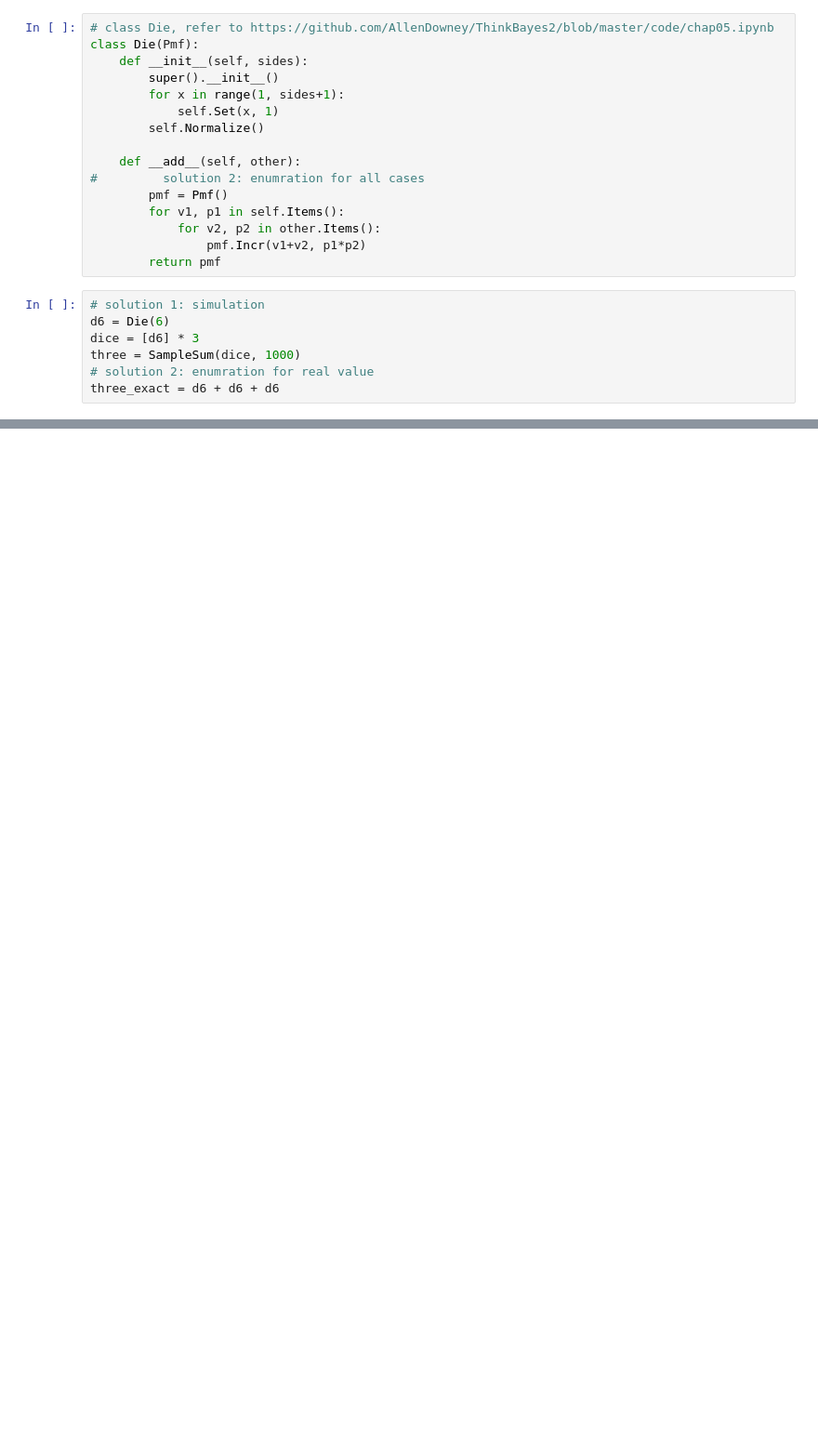
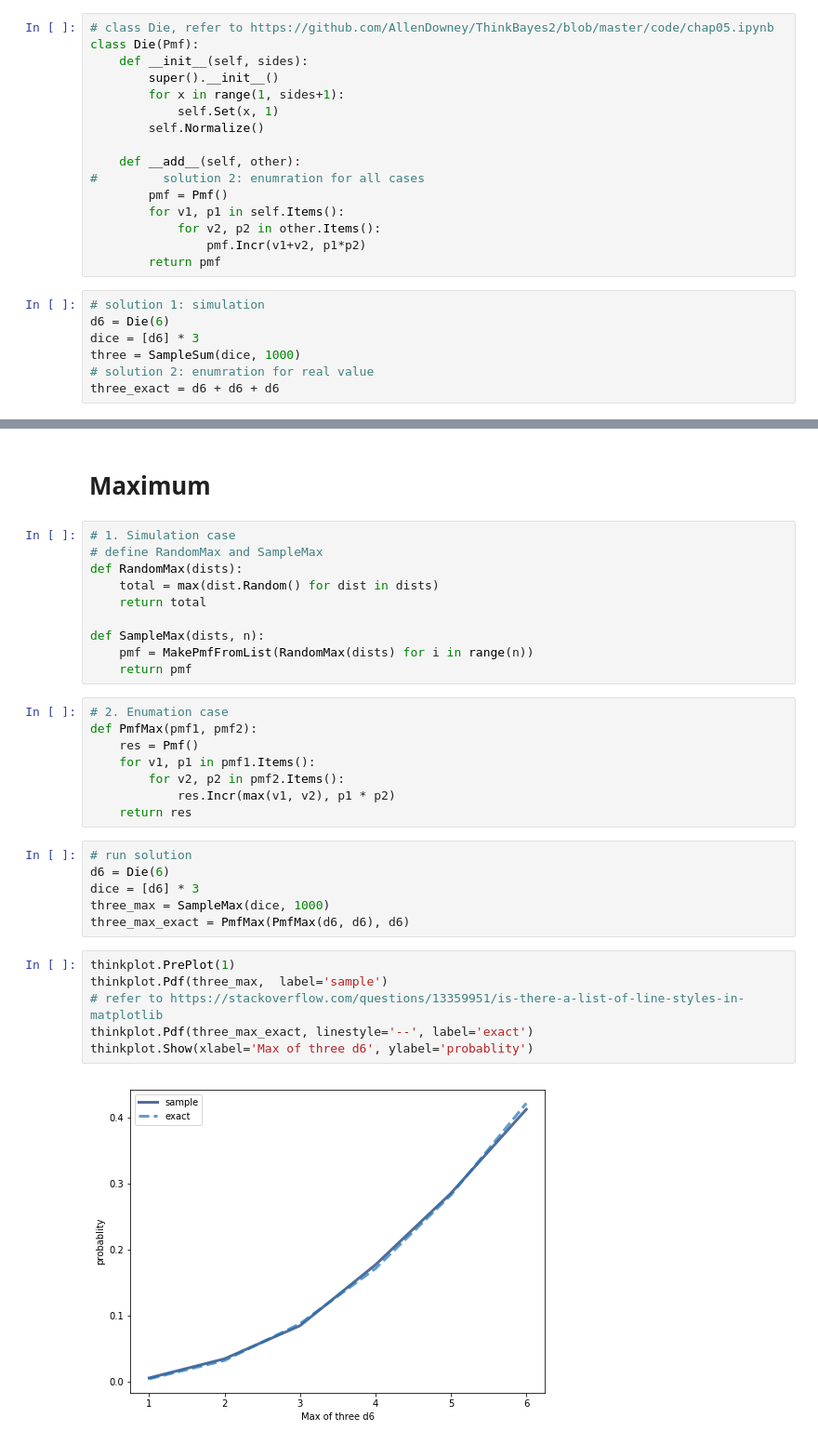
Before and after one commit to llv22/thinkbayes, a Jupyter notebook: chapter5/chapter5_statistic.ipynb, the cells around one changed output, grey strips where cells are left out. Shown at 93% size. Cells and saved outputs as stored; diff of their text form; blank space fills up the shorter version.

```diff
--- a/chapter5/chapter5_statistic.ipynb
+++ b/chapter5/chapter5_statistic.ipynb
@@ -38,0 +40,34 @@ thinkplot.Show(xlabel='Sum of three d6', ylabel='probablity')
+# %% [markdown]
+# Maximum
+# %%
+# 1. Simulation case
+# define RandomMax and SampleMax
+def RandomMax(dists):
+    total = max(dist.Random() for dist in dists)
+    return total
+
+def SampleMax(dists, n):
+    pmf = MakePmfFromList(RandomMax(dists) for i in range(n))
+    return pmf
+# %%
+# 2. Enumation case
+def PmfMax(pmf1, pmf2):
+    res = Pmf()
+    for v1, p1 in pmf1.Items():
+        for v2, p2 in pmf2.Items():
+            res.Incr(max(v1, v2), p1 * p2)
+    return res
+# %%
+# run solution
+d6 = Die(6)
+dice = [d6] * 3
+three_max = SampleMax(dice, 1000)
+three_max_exact = PmfMax(PmfMax(d6, d6), d6)
+# %%
+thinkplot.PrePlot(1)
+thinkplot.Pdf(three_max,  label='sample')
+# refer to https://stackoverflow.com/questions/13359951/is-there-a-list-of-line-styles-in-matplotlib
+thinkplot.Pdf(three_max_exact, linestyle='--', label='exact')
+thinkplot.Show(xlabel='Max of three d6', ylabel='probablity')
+# %% [output]
+[figure, added]
```
Also changed, not shown: parts of 10 cells of this notebook.
